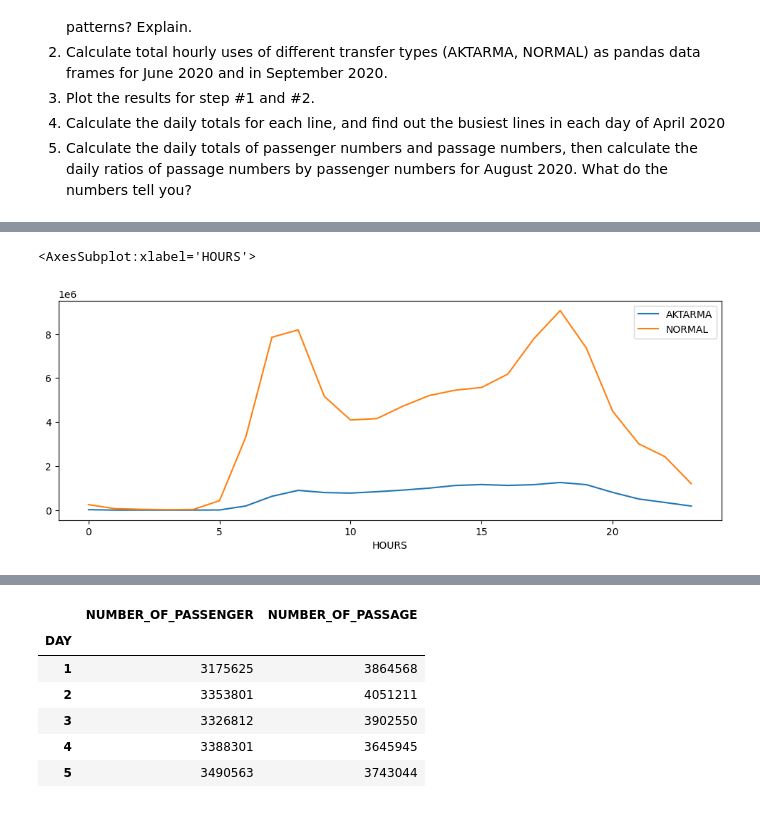
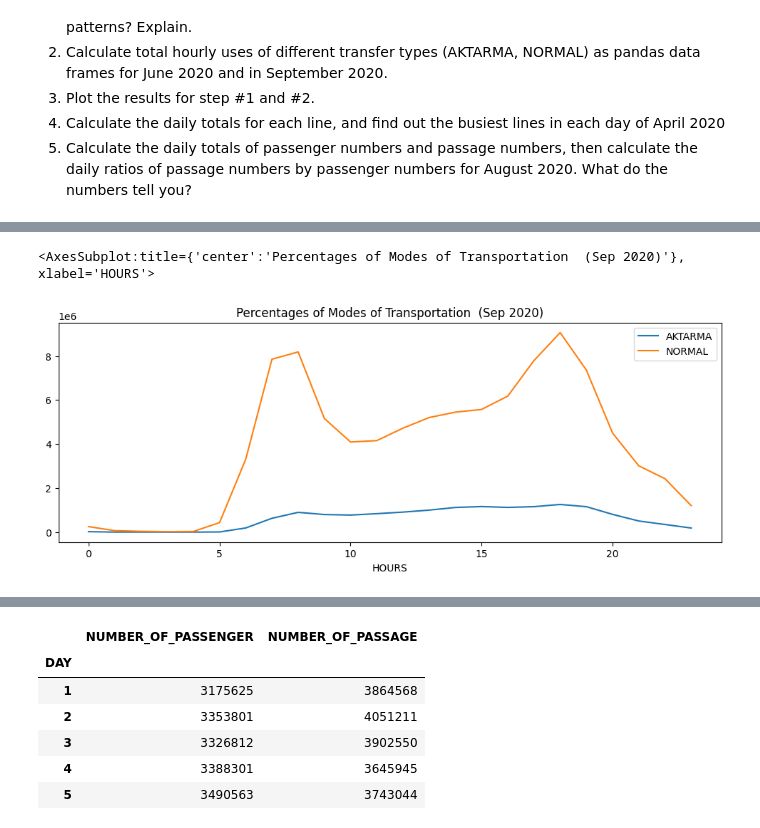
Before and after one commit to kaygun/2022-Fall-381E, a Jupyter notebook: HW1.ipynb, the cells around one changed output, grey strips where cells are left out. Saved outputs shown, nothing was run; the diff lists cells and outputs as text; code cells hidden in the pictures.

```diff
--- a/HW1.ipynb
+++ b/HW1.ipynb
@@ -60,6 +77,6 @@ jun20.plot(figsize=(12,4))
 # %%
-jun20 = hourlyUse('Sep 20','TRANSFER_TYPE')
-jun20.plot(figsize=(12,4))
+sep20 = hourlyUse('Sep 20','TRANSFER_TYPE')
+sep20.plot(figsize=(12,4),title='Percentages of Modes of Transportation  (Sep 2020)')
 # %% [output]
-<AxesSubplot:xlabel='HOURS'>
+<AxesSubplot:title={'center':'Percentages of Modes of Transportation  (Sep 2020)'}, xlabel='HOURS'>
-[figure, old version]
+[figure, new version]
```
Also changed, not shown: parts of 11 cells of this notebook, 7 other files.
